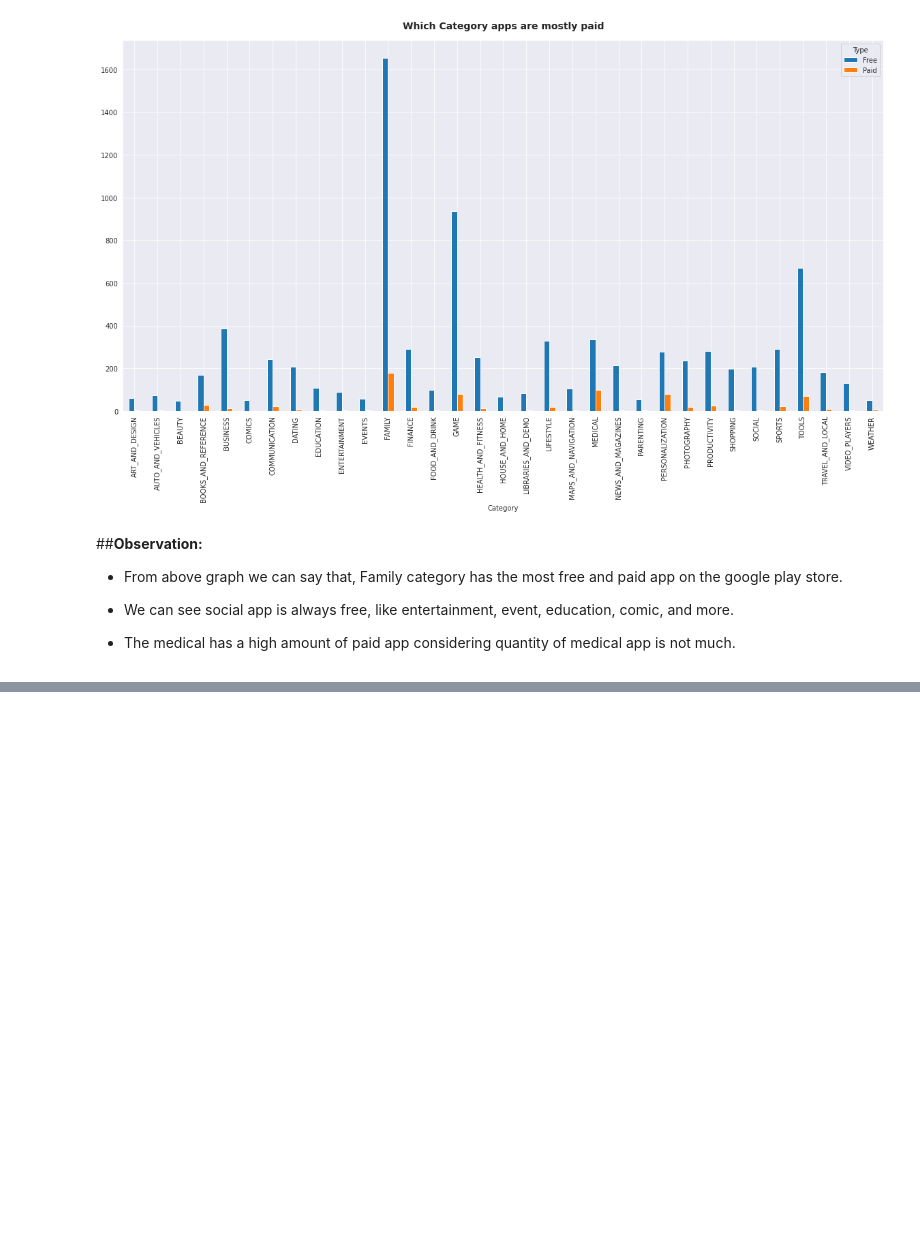
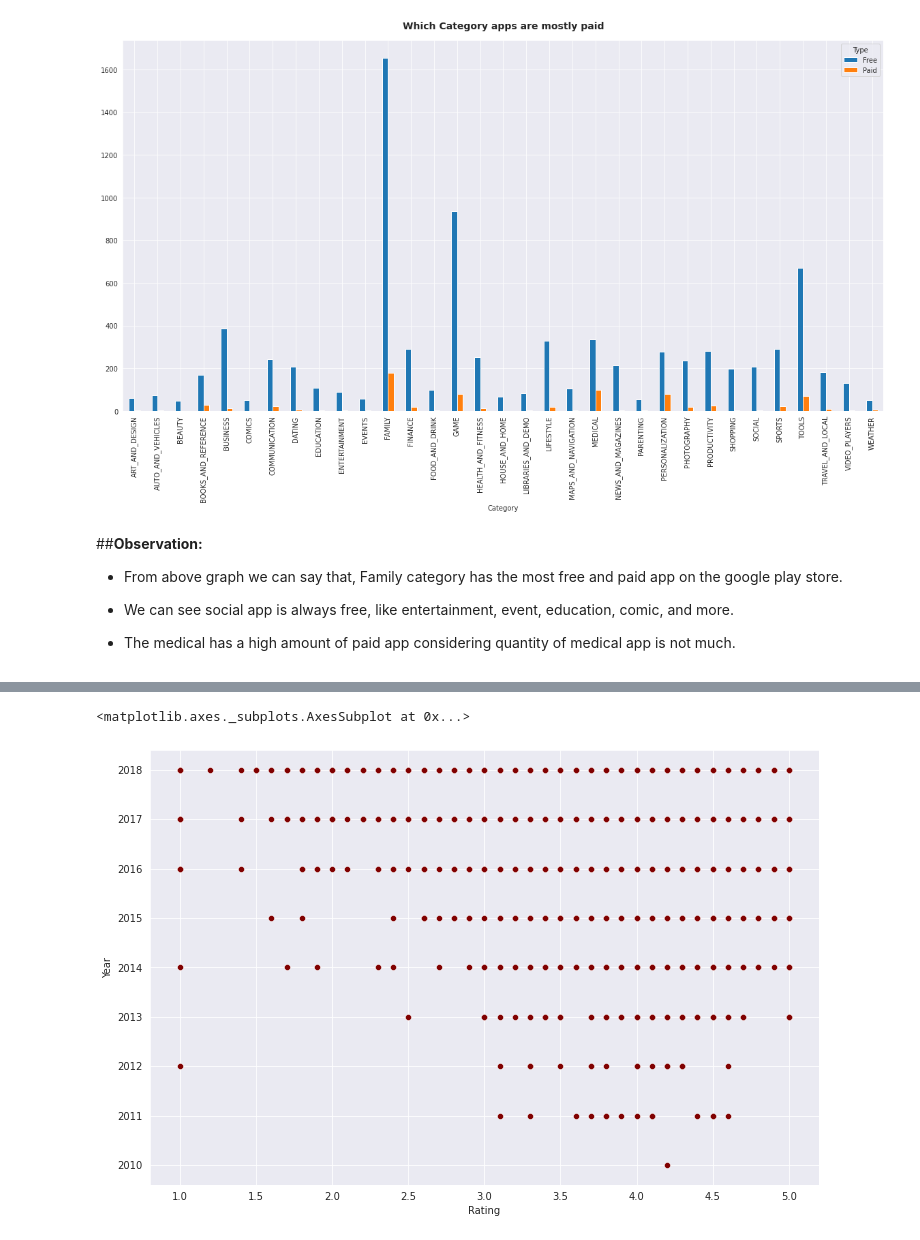
Before and after one commit to harishgawade1999/Playstore-App-Review-Analysis-, a Jupyter notebook: Harish_Play_Store_App_Review_Analysis_Capstone_Project.ipynb, the cells around one changed output, grey strips where cells are left out. Cells and saved outputs as stored; diff of their text form; code cells hidden in the pictures; blank space fills up the shorter version.

```diff
--- a/Harish_Play_Store_App_Review_Analysis_Capstone_Project.ipynb
+++ b/Harish_Play_Store_App_Review_Analysis_Capstone_Project.ipynb
@@ -385,0 +388,4 @@ plt.plot()
+# %%
+apps_data['Last Updated'] = pd.to_datetime(apps_data['Last Updated'], format="%Y-%m-%d")
+# printing dataframe
+print(apps_data.dtypes)
@@ -385,0 +405,9 @@ plt.plot()
+# %%
+apps_data['Year'] = pd.DatetimeIndex(apps_data['Last Updated']).year
+# %%
+# scatter plot Rating/log_installs
+fig, ax = plt.subplots(figsize=(12,8))
+sns.scatterplot(x="Rating", y="Year", data=apps_data,color='maroon')
+# %% [output]
+<matplotlib.axes._subplots.AxesSubplot at 0x...>
+[figure, added]
```
Also changed, not shown: parts of 3 cells of this notebook.
